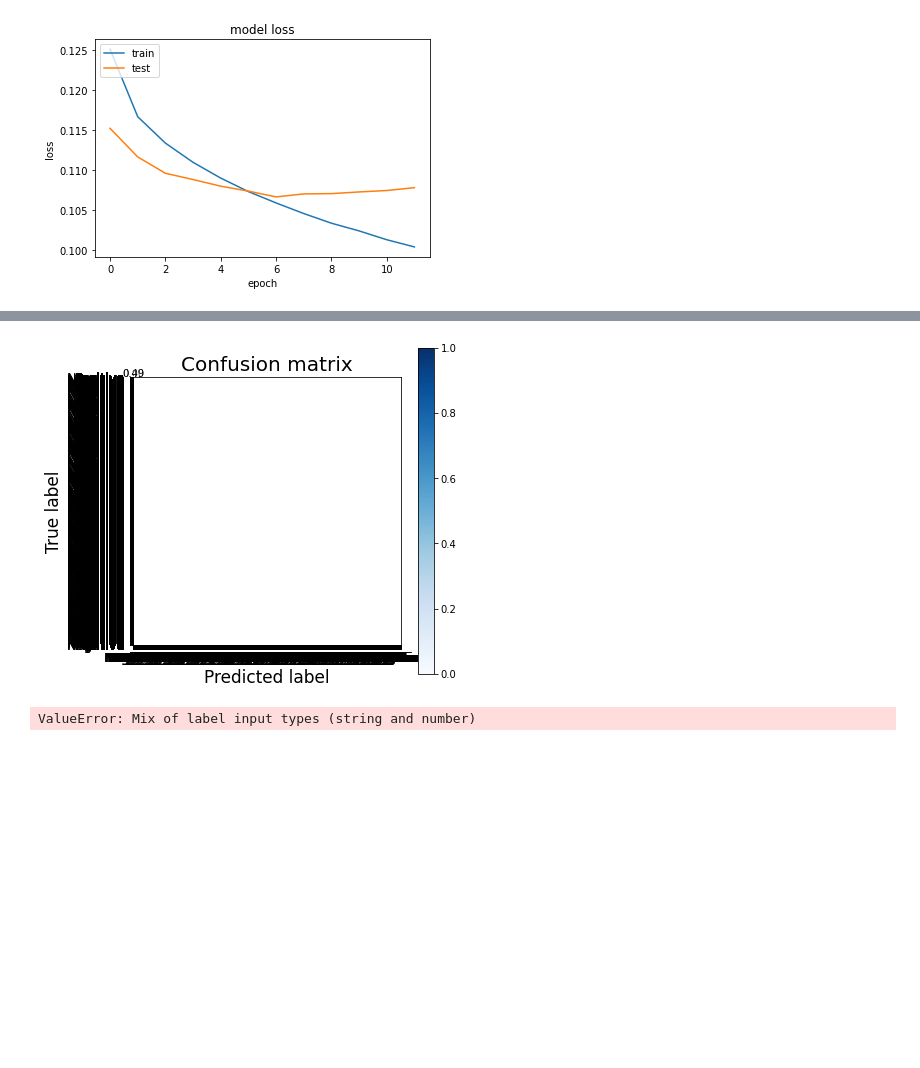
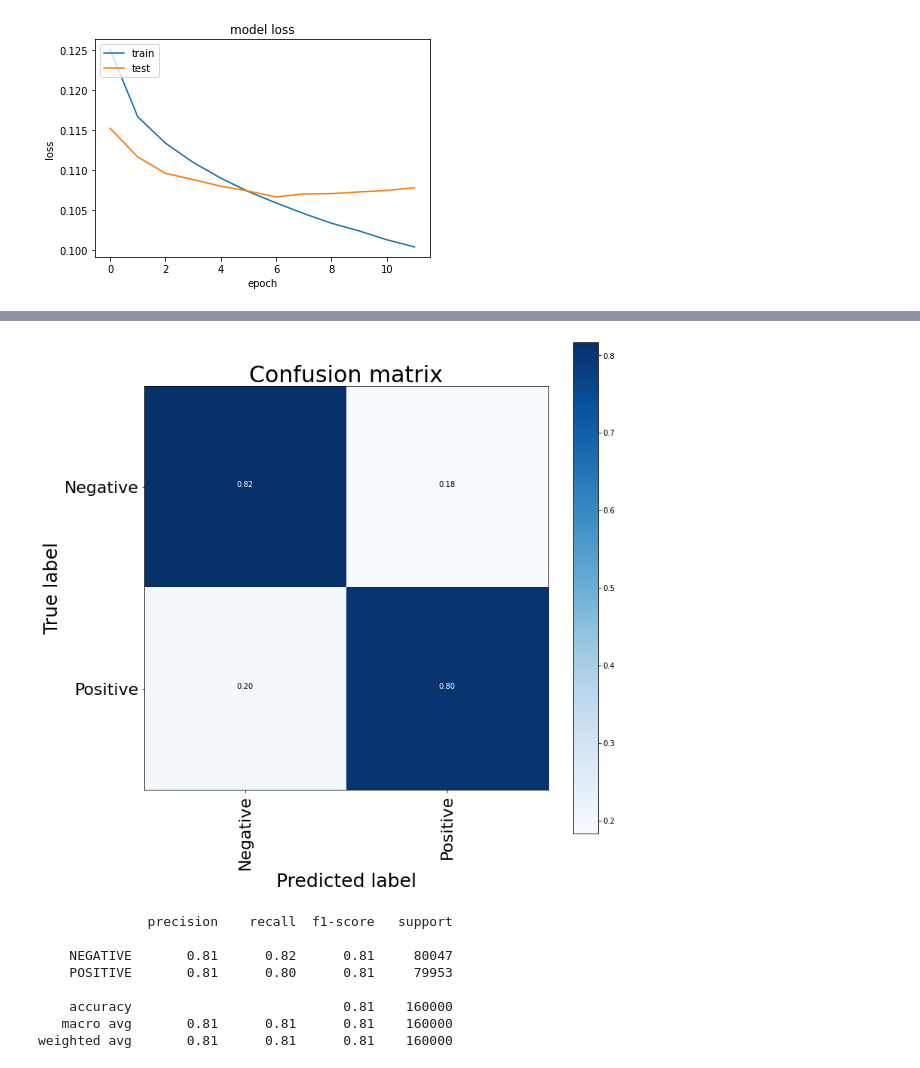
Before and after one commit to AIoT-Lab-ZU/Binary-SA, a Jupyter notebook: Bi-LSTM.ipynb, the cells around one changed output, grey strips where cells are left out. Saved outputs shown, nothing was run; the diff lists cells and outputs as text; code cells hidden in the pictures; blank space fills up the shorter version.

```diff
--- a/Bi-LSTM.ipynb
+++ b/Bi-LSTM.ipynb
@@ -379,6 +379,12 @@ dict_keys(['loss', 'accuracy', 'val_loss', 'val_accuracy'])
 from focal_loss import BinaryFocalLoss
 from tensorflow.keras.models import load_model
 model = load_model('models/Bi-LSTM.h5',custom_objects={'BinaryFocalLoss':BinaryFocalLoss})
+# %%
+import numpy as np
+X_train=np.load('data/x_train.npy')
+Y_train=np.load('data/y_train.npy')
+X_test=np.load('data/x_val.npy')
+Y_test=np.load('data/y_val.npy')
 # %%
 from sklearn.metrics import accuracy_score
 from sklearn.metrics import precision_score
@@ -444,4 +450,2 @@ y_pred_1d = [decode_sentiment(score, include_neutral=False) for score in scores]
 # %%
 y_test_1d = [decode_sentiment(score, include_neutral=False) for score in y_test_1d]
-# %% [output]
-[figure, removed]
@@ -476,12 +485,21 @@ def plot_confusion_matrix(cm, classes,
 # %%
 cnf_matrix = confusion_matrix(y_test_1d, y_pred_1d)
 plt.figure(figsize=(12,12))
-plot_confusion_matrix(cnf_matrix, classes=twitter_data.target.unique(), title="Confusion matrix")
+plot_confusion_matrix(cnf_matrix, classes=['NEGATIVE','POSITIVE'], title="Confusion matrix")
 plt.show()
+# %% [output]
+[figure, added]
 # %%
 print(classification_report(y_test_1d, y_pred_1d))
 # %% [output]
-ValueError: Mix of label input types (string and number)
+              precision    recall  f1-score   support
+
+    NEGATIVE       0.81      0.82      0.81     80047
+    POSITIVE       0.81      0.80      0.81     79953
+
+    accuracy                           0.81    160000
+   macro avg       0.81      0.81      0.81    160000
+weighted avg       0.81      0.81      0.81    160000
 # %%
 from sklearn.metrics import roc_curve
 y_pred_keras = model.predict(X_test).ravel()
```
Also changed, not shown: parts of 5 cells of this notebook, 3 other files.
